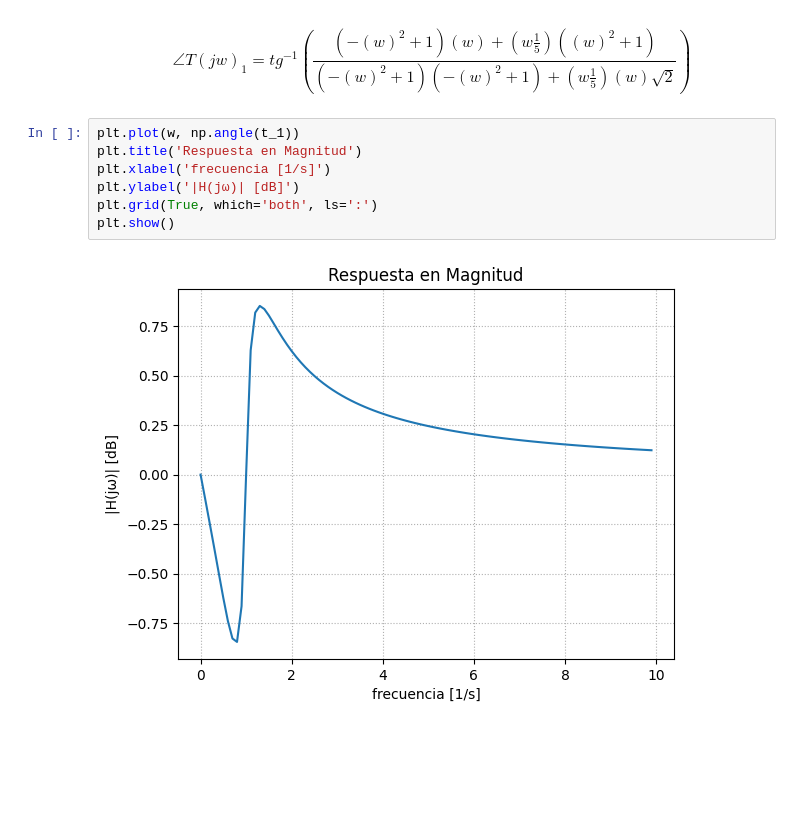
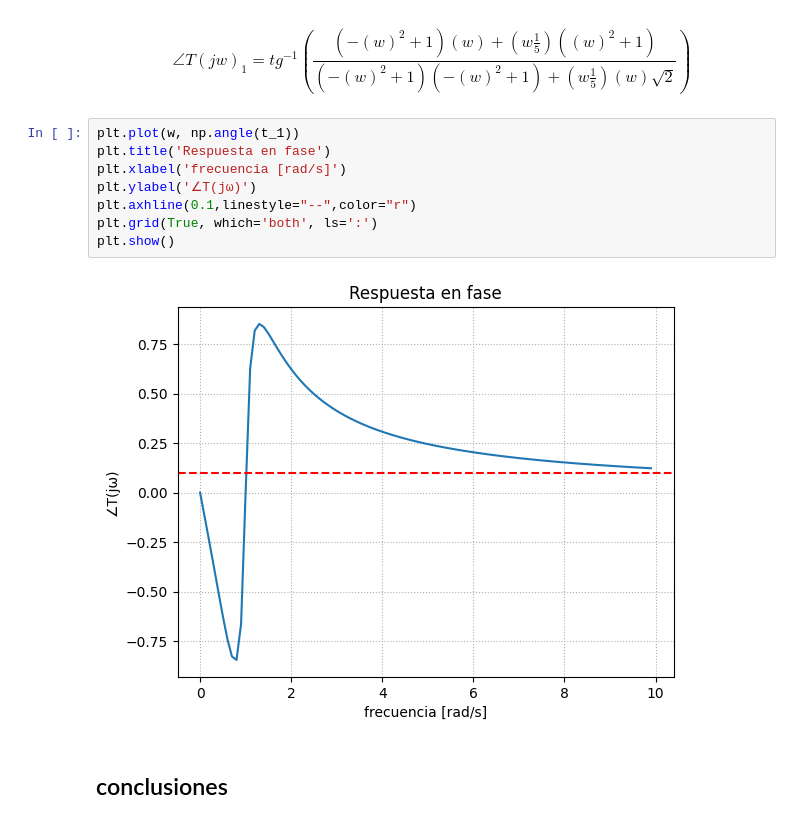
Before and after one commit to Subpion/AyPdS, a Jupyter notebook: Ts6/TS6.ipynb, the cells around one changed output. Cells and saved outputs as stored; diff of their text form; blank space fills up the shorter version.

```diff
--- a/Ts6/TS6.ipynb
+++ b/Ts6/TS6.ipynb
@@ -443,10 +449,13 @@ T(jw)_1=\frac{(-(w)^2+ 1)(-(w)^2 + 1)+(w \frac{1}{5})(w) \sqrt{2}}{(-w^2+1)^2+ (
 \end{equation}
 # %%
 plt.plot(w, np.angle(t_1))
-plt.title('Respuesta en Magnitud')
-plt.xlabel('frecuencia [1/s]')
-plt.ylabel('|H(jω)| [dB]')
+plt.title('Respuesta en fase')
+plt.xlabel('frecuencia [rad/s]')
+plt.ylabel('∠T(jω)')
+plt.axhline(0.1,linestyle="--",color="r")
 plt.grid(True, which='both', ls=':')
 plt.show()
 # %% [output]
-[figure, old version]
+[figure, new version]
+# %% [markdown]
+## conclusiones
```
Also changed, not shown: parts of 6 cells of this notebook.
